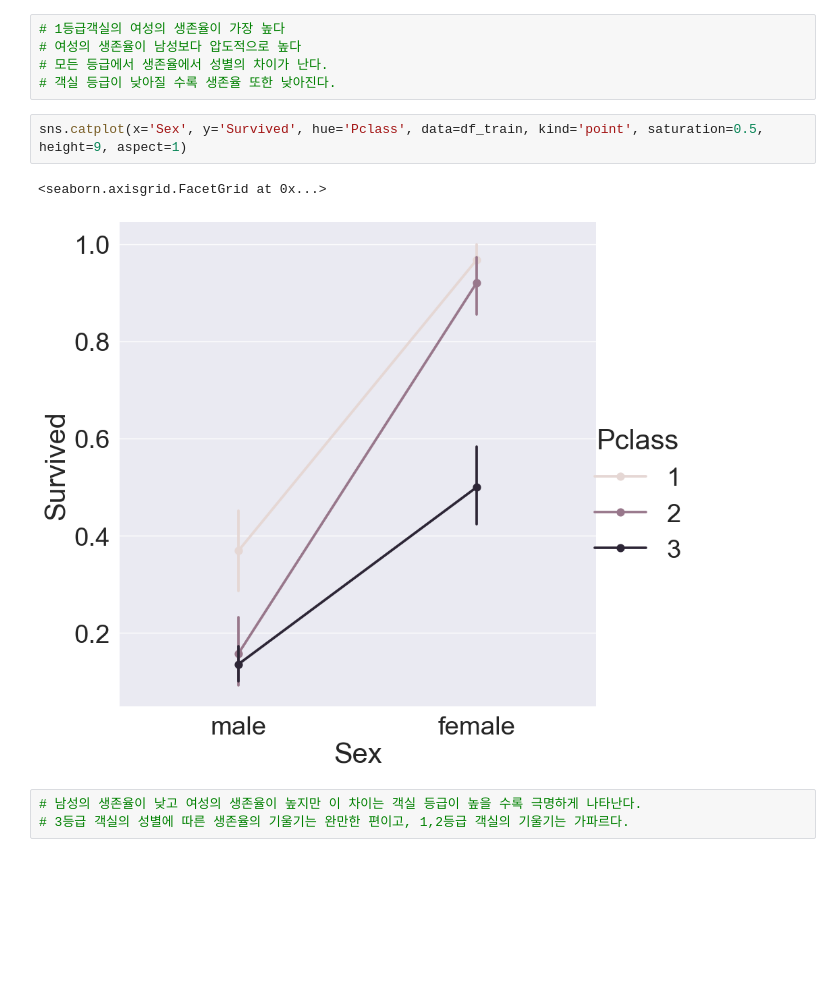
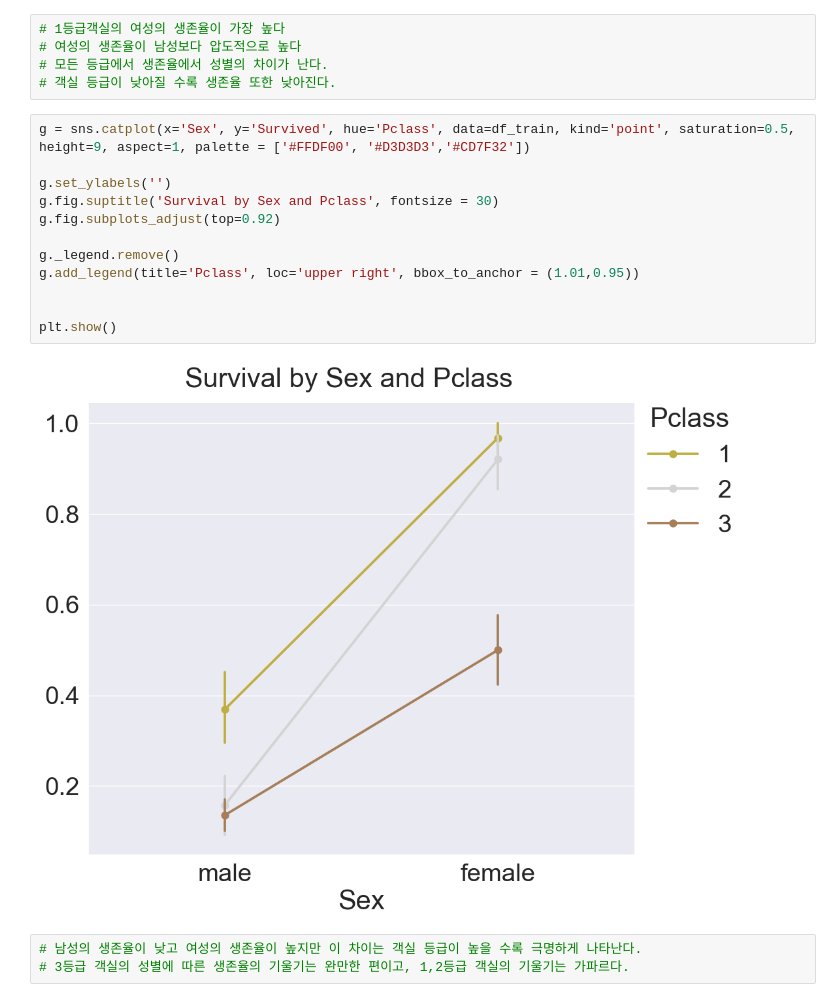
Before and after one commit to applesatang/Kaggle, a Jupyter notebook: 01_Titanic/Titanic_Study.ipynb, the cells around one changed output. Cells and saved outputs as stored; diff of their text form; blank space fills up the shorter version.

```diff
--- a/01_Titanic/Titanic_Study.ipynb
+++ b/01_Titanic/Titanic_Study.ipynb
@@ -323,10 +326,19 @@ sns.catplot(x='Pclass', y='Survived', hue='Sex', data=df_train, kind='point', he
 # 모든 등급에서 생존율에서 성별의 차이가 난다.
 # 객실 등급이 낮아질 수록 생존율 또한 낮아진다.
 # %%
-sns.catplot(x='Sex', y='Survived', hue='Pclass', data=df_train, kind='point', saturation=0.5, height=9, aspect=1)
+g = sns.catplot(x='Sex', y='Survived', hue='Pclass', data=df_train, kind='point', saturation=0.5, height=9, aspect=1, palette = ['#FFDF00', '#D3D3D3','#CD7F32'])
+
+g.set_ylabels('')
+g.fig.suptitle('Survival by Sex and Pclass', fontsize = 30)
+g.fig.subplots_adjust(top=0.92)
+
+g._legend.remove()
+g.add_legend(title='Pclass', loc='upper right', bbox_to_anchor = (1.01,0.95))
+
+
+plt.show()
 # %% [output]
-<seaborn.axisgrid.FacetGrid at 0x...>
-[figure, old version]
+[figure, new version]
 # %%
 # 남성의 생존율이 낮고 여성의 생존율이 높지만 이 차이는 객실 등급이 높을 수록 극명하게 나타난다.
 # 3등급 객실의 성별에 따른 생존율의 기울기는 완만한 편이고, 1,2등급 객실의 기울기는 가파르다.
```
Also changed, not shown: parts of 30 cells of this notebook, 1 other file.
